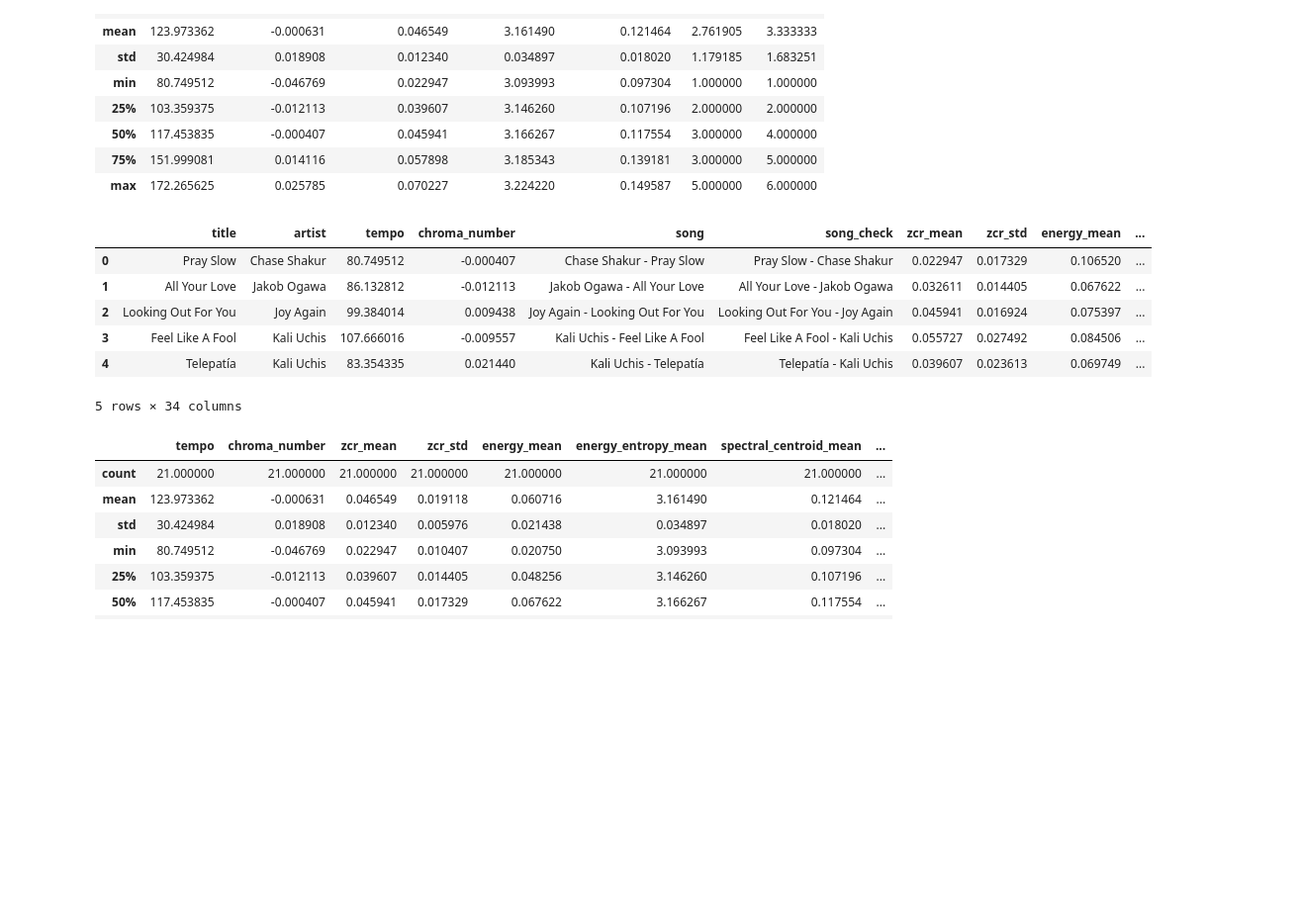
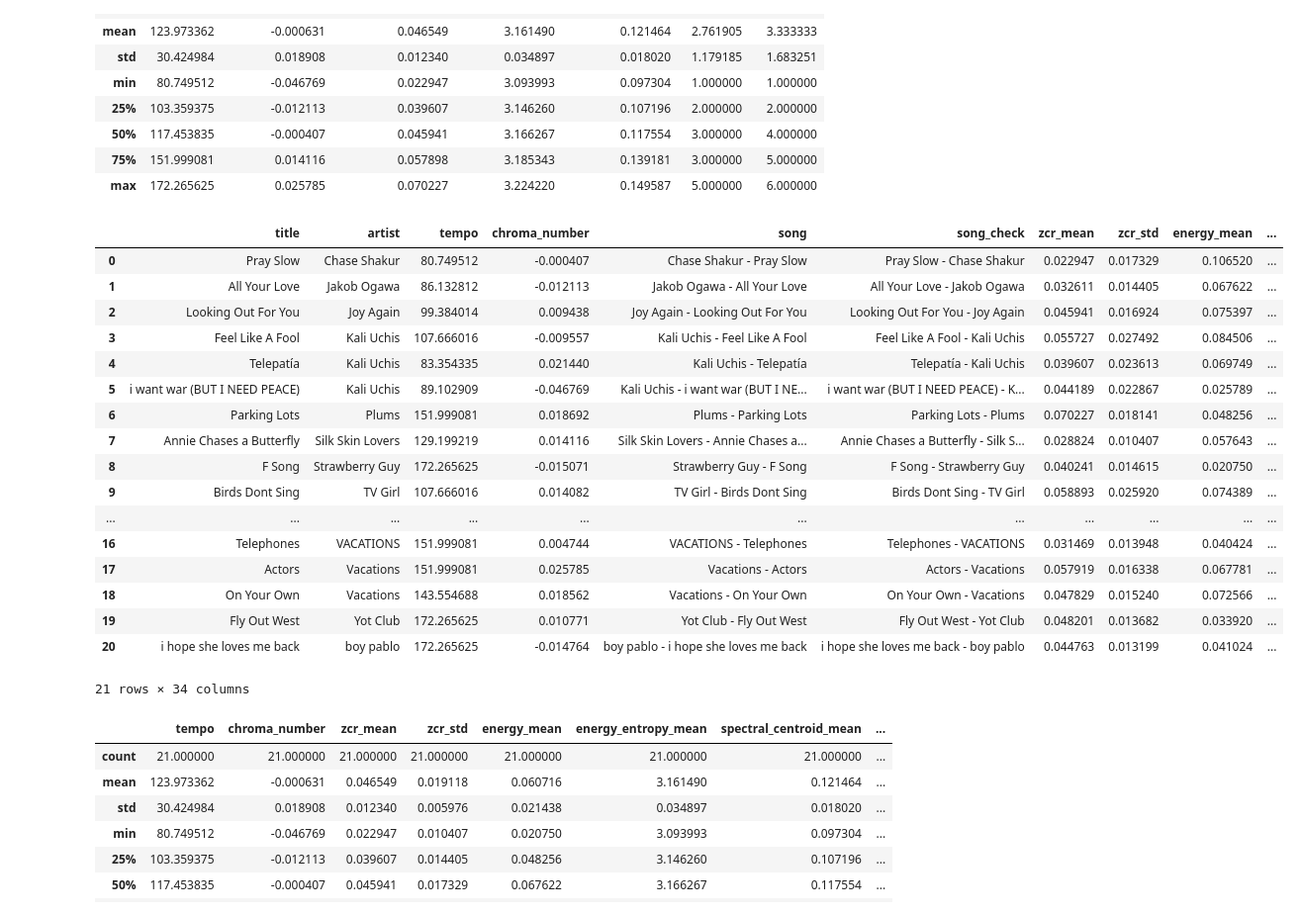
Before and after one commit to simalmenekse/Song-Mood-Prediction, a Jupyter notebook: Main Project/ProjectMainCodeFiles/training_model_main.ipynb, the cells around one changed output. Shown: that part at 99% size. Drawn from its saved outputs; the diff is of its cells as text; code cells hidden in the pictures; blank space fills up the shorter version.

```diff
--- a/Main Project/ProjectMainCodeFiles/training_model_main.ipynb
+++ b/Main Project/ProjectMainCodeFiles/training_model_main.ipynb
@@ -76,15 +76,26 @@ basic_features.describe()
 | max | 172.265625 | 0.025785 | 0.070227 | 3.224220 | 0.149587 | 5.000000 | 6.000000 |
 # %%
 eng_features = pd.read_csv("../data/engineered_features.csv")
-eng_features.head(5)
+eng_features
 # %% [output]
 |  | title | artist | tempo | chroma_number | song | song_check | zcr_mean | zcr_std | energy_mean | ... |
 | 0 | Pray Slow | Chase Shakur | 80.749512 | -0.000407 | Chase Shakur - Pray Slow | Pray Slow - Chase Shakur | 0.022947 | 0.017329 | 0.106520 | ... |
 | 1 | All Your Love | Jakob Ogawa | 86.132812 | -0.012113 | Jakob Ogawa - All Your Love | All Your Love - Jakob Ogawa | 0.032611 | 0.014405 | 0.067622 | ... |
 | 2 | Looking Out For You | Joy Again | 99.384014 | 0.009438 | Joy Again - Looking Out For You | Looking Out For You - Joy Again | 0.045941 | 0.016924 | 0.075397 | ... |
 | 3 | Feel Like A Fool | Kali Uchis | 107.666016 | -0.009557 | Kali Uchis - Feel Like A Fool | Feel Like A Fool - Kali Uchis | 0.055727 | 0.027492 | 0.084506 | ... |
 | 4 | Telepatía | Kali Uchis | 83.354335 | 0.021440 | Kali Uchis - Telepatía | Telepatía - Kali Uchis | 0.039607 | 0.023613 | 0.069749 | ... |
+| 5 | i want war (BUT I NEED PEACE) | Kali Uchis | 89.102909 | -0.046769 | Kali Uchis - i want war (BUT I NE... | i want war (BUT I NEED PEACE) - K... | 0.044189 | 0.022867 | 0.025789 | ... |
+| 6 | Parking Lots | Plums | 151.999081 | 0.018692 | Plums - Parking Lots | Parking Lots - Plums | 0.070227 | 0.018141 | 0.048256 | ... |
+| 7 | Annie Chases a Butterfly | Silk Skin Lovers | 129.199219 | 0.014116 | Silk Skin Lovers - Annie Chases a... | Annie Chases a Butterfly - Silk S... | 0.028824 | 0.010407 | 0.057643 | ... |
+| 8 | F Song | Strawberry Guy | 172.265625 | -0.015071 | Strawberry Guy - F Song | F Song - Strawberry Guy | 0.040241 | 0.014615 | 0.020750 | ... |
+| 9 | Birds Dont Sing | TV Girl | 107.666016 | 0.014082 | TV Girl - Birds Dont Sing | Birds Dont Sing - TV Girl | 0.058893 | 0.025920 | 0.074389 | ... |
+| ... | ... | ... | ... | ... | ... | ... | ... | ... | ... | ... |
+| 16 | Telephones | VACATIONS | 151.999081 | 0.004744 | VACATIONS - Telephones | Telephones - VACATIONS | 0.031469 | 0.013948 | 0.040424 | ... |
+| 17 | Actors | Vacations | 151.999081 | 0.025785 | Vacations - Actors | Actors - Vacations | 0.057919 | 0.016338 | 0.067781 | ... |
+| 18 | On Your Own | Vacations | 143.554688 | 0.018562 | Vacations - On Your Own | On Your Own - Vacations | 0.047829 | 0.015240 | 0.072566 | ... |
+| 19 | Fly Out West | Yot Club | 172.265625 | 0.010771 | Yot Club - Fly Out West | Fly Out West - Yot Club | 0.048201 | 0.013682 | 0.033920 | ... |
+| 20 | i hope she loves me back | boy pablo | 172.265625 | -0.014764 | boy pablo - i hope she loves me back | i hope she loves me back - boy pablo | 0.044763 | 0.013199 | 0.041024 | ... |
-5 rows × 34 columns
+21 rows × 34 columns
 # %%
 eng_features.describe()
 # %% [output]
```
Also changed, not shown: parts of 2 cells of this notebook, 1 other file.
